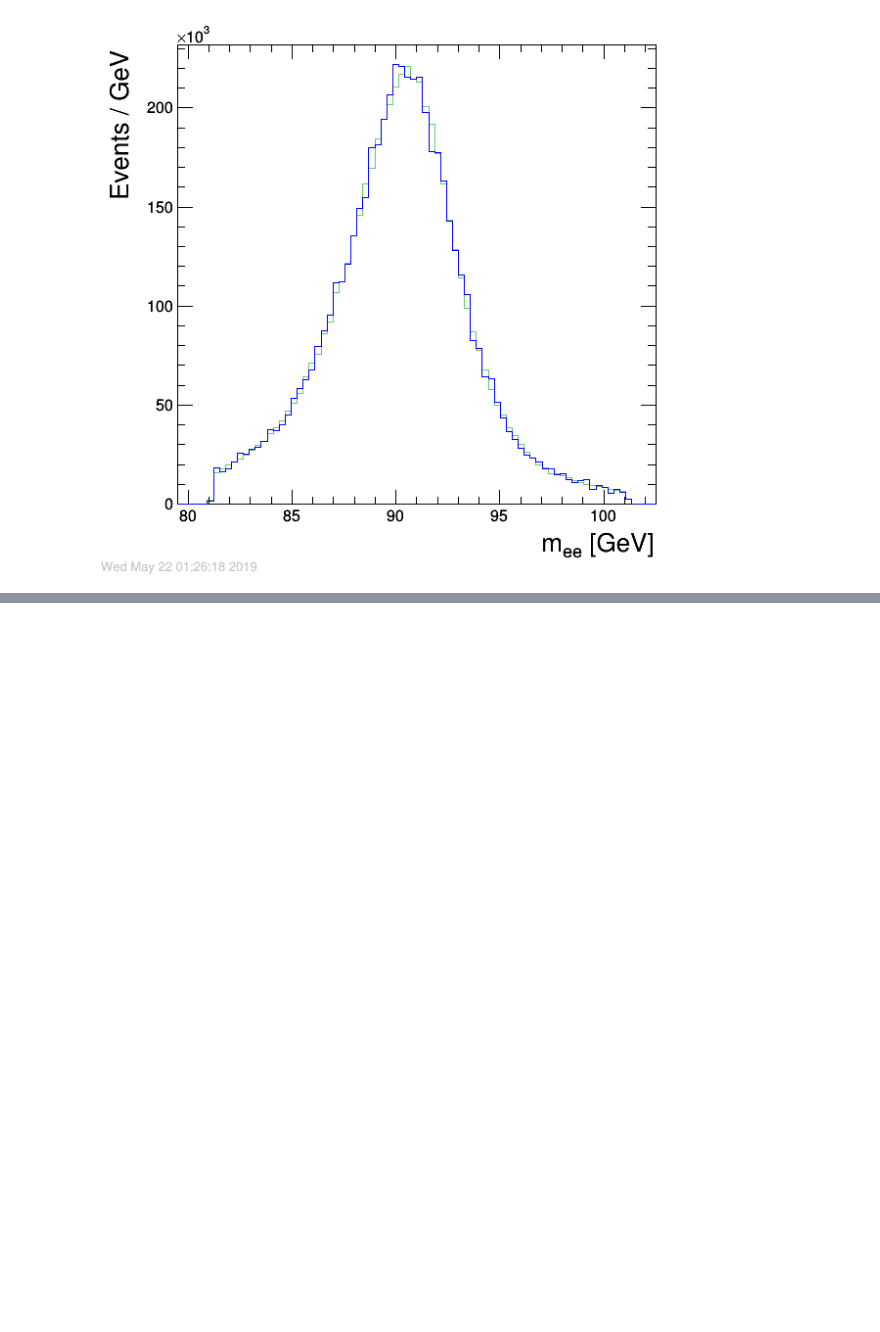
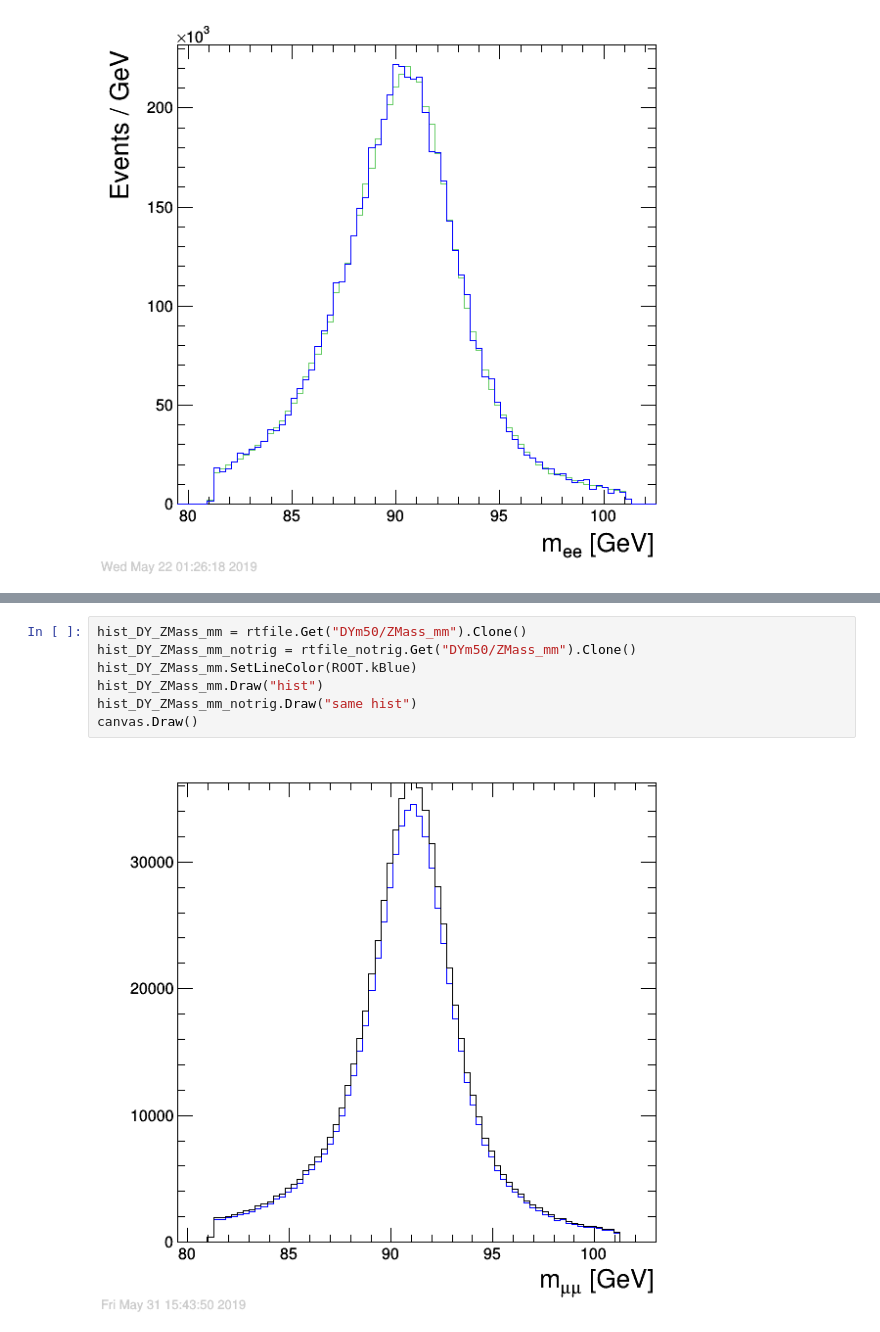
Before and after one commit to uhussain/VVAnalysis, a Jupyter notebook: Notebooks/ZSelectorTest.ipynb, the cells around one changed output, grey strips where cells are left out. Drawn from its saved outputs; the diff is of its cells as text; blank space fills up the shorter version.

```diff
--- a/Notebooks/ZSelectorTest.ipynb
+++ b/Notebooks/ZSelectorTest.ipynb
@@ -280 +282,10 @@ Scaled MC events 11317523.473
+# %%
+hist_DY_ZMass_mm = rtfile.Get("DYm50/ZMass_mm").Clone()
+hist_DY_ZMass_mm_notrig = rtfile_notrig.Get("DYm50/ZMass_mm").Clone()
+hist_DY_ZMass_mm.SetLineColor(ROOT.kBlue)
+hist_DY_ZMass_mm.Draw("hist")
+hist_DY_ZMass_mm_notrig.Draw("same hist")
+canvas.Draw()
+# %% [output]
+[figure, added]
 # %%
```
Also changed, not shown: parts of 4 cells of this notebook, 2 other files.
